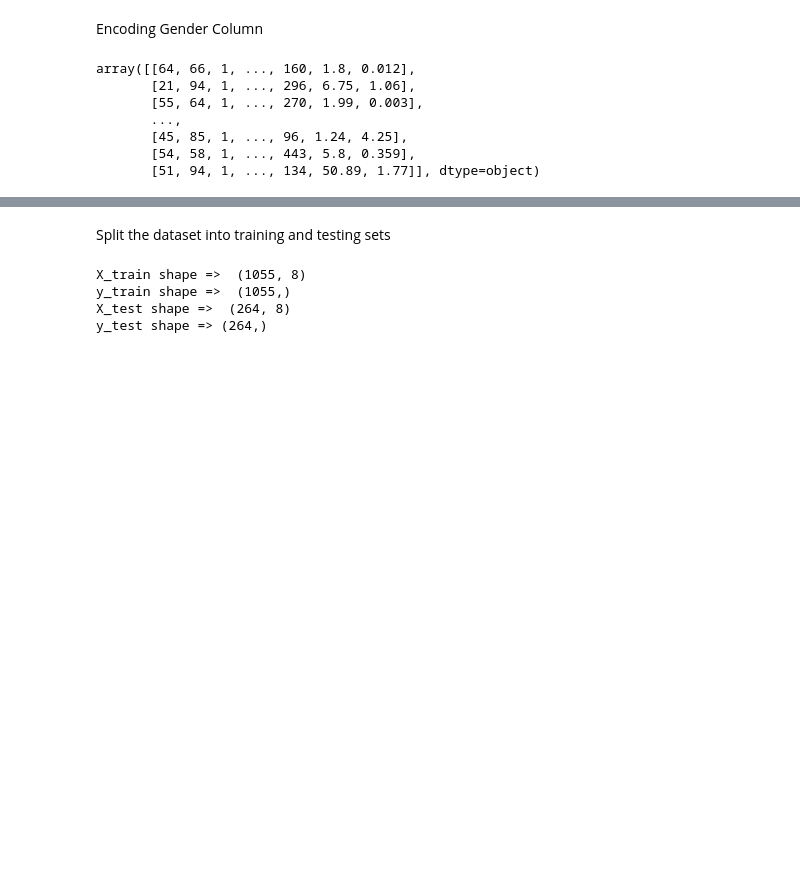
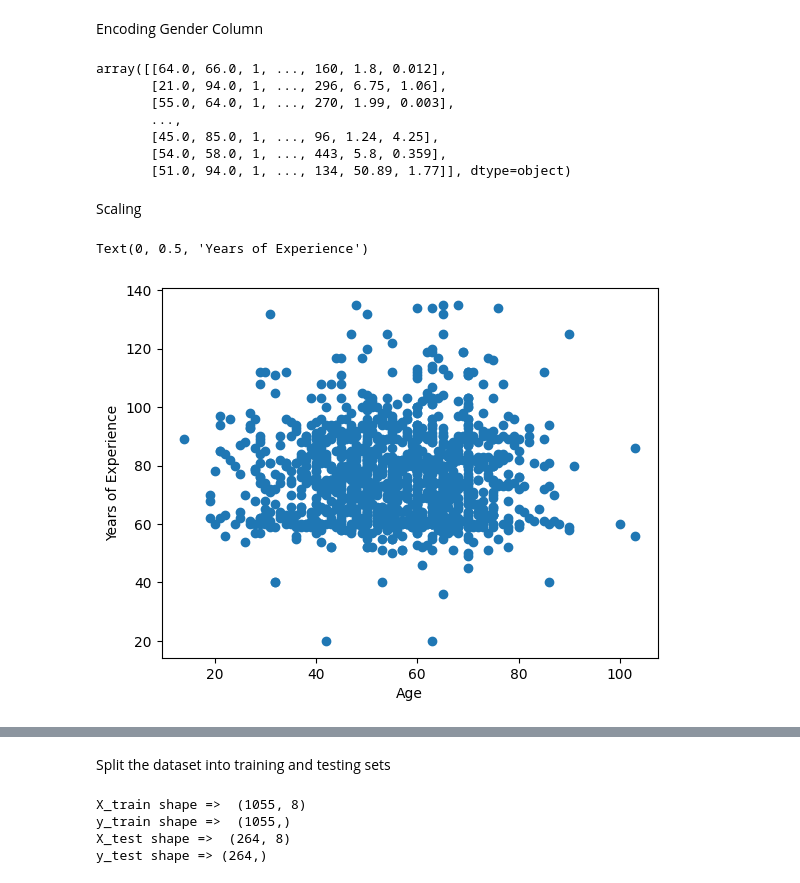
Before and after one commit to Mohamed-Naguib22/Data_mining, a Jupyter notebook: Classification/Classification.ipynb, the cells around one changed output, grey strips where cells are left out. Drawn from its saved outputs; the diff is of its cells as text; code cells hidden in the pictures; blank space fills up the shorter version.

```diff
--- a/Classification/Classification.ipynb
+++ b/Classification/Classification.ipynb
@@ -174,0 +184,4 @@ dtype: bool
+# %%
+mode_value = dataset['gender'].mode()[0]
+dataset['gender'].fillna(mode_value, inplace=True)
+dataset.isnull().any()
@@ -175,15 +215,25 @@ dtype: bool
 # %% [markdown]
 Encoding Gender Column
 # %%
-le = LabelEncoder()
-
-X[:, 2] = le.fit_transform(X[:, 2])
-X
+le_gender = LabelEncoder()
+X[:, 2] = le_gender.fit_transform(X[:, 2])
+X_encoded = X
+X_encoded
 # %% [output]
-array([[64, 66, 1, ..., 160, 1.8, 0.012],
-       [21, 94, 1, ..., 296, 6.75, 1.06],
-       [55, 64, 1, ..., 270, 1.99, 0.003],
+array([[64.0, 66.0, 1, ..., 160, 1.8, 0.012],
+       [21.0, 94.0, 1, ..., 296, 6.75, 1.06],
+       [55.0, 64.0, 1, ..., 270, 1.99, 0.003],
        ...,
-       [45, 85, 1, ..., 96, 1.24, 4.25],
-       [54, 58, 1, ..., 443, 5.8, 0.359],
-       [51, 94, 1, ..., 134, 50.89, 1.77]], dtype=object)
+       [45.0, 85.0, 1, ..., 96, 1.24, 4.25],
+       [54.0, 58.0, 1, ..., 443, 5.8, 0.359],
+       [51.0, 94.0, 1, ..., 134, 50.89, 1.77]], dtype=object)
+# %% [markdown]
+Scaling
+# %%
+# Identifying scaling problem visually
+fig = plt.scatter(dataset.age, dataset.impulse)
+plt.xlabel('Age')
+plt.ylabel('Years of Experience')
+# %% [output]
+Text(0, 0.5, 'Years of Experience')
+[figure, added]
```
Also changed, not shown: parts of 31 cells of this notebook, 3 other files.
